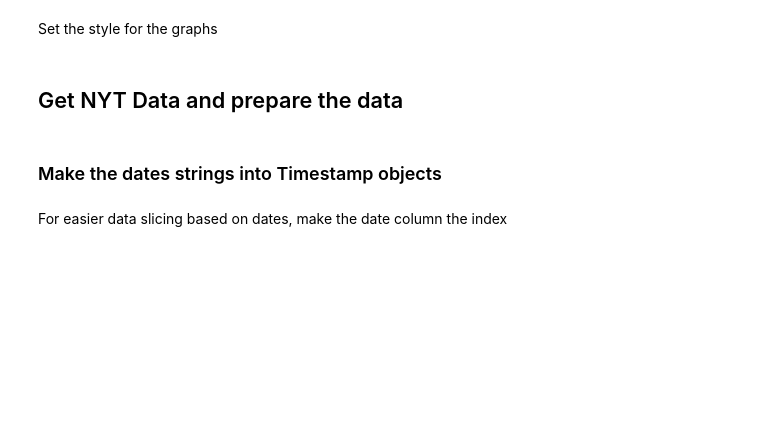
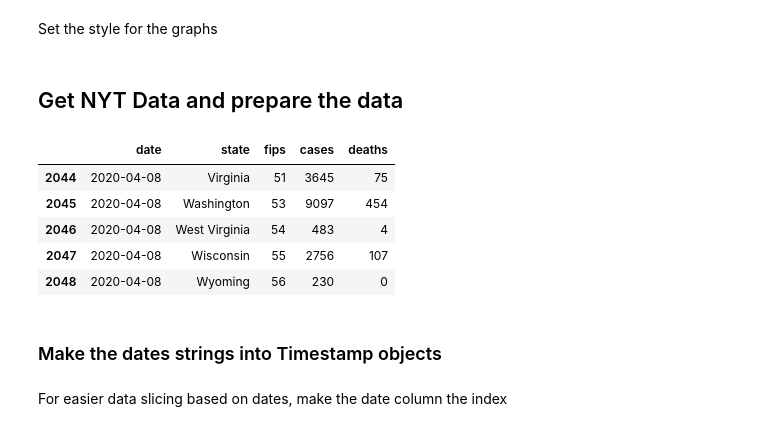
Before and after one commit to mtlberri/covid-19-data, a Jupyter notebook: covid-study.ipynb, the cells around one changed output. Saved outputs shown, nothing was run; the diff lists cells and outputs as text; code cells hidden in the pictures; blank space fills up the shorter version.

```diff
--- a/covid-study.ipynb
+++ b/covid-study.ipynb
@@ -21,7 +21,14 @@ Set the style for the graphs
 ## Get NYT Data and prepare the data
 # %%
 df = pd.read_csv('us-states.csv')
-# df.tail()
+df.tail()
+# %% [output]
+|  | date | state | fips | cases | deaths |
+| 2044 | 2020-04-08 | Virginia | 51 | 3645 | 75 |
+| 2045 | 2020-04-08 | Washington | 53 | 9097 | 454 |
+| 2046 | 2020-04-08 | West Virginia | 54 | 483 | 4 |
+| 2047 | 2020-04-08 | Wisconsin | 55 | 2756 | 107 |
+| 2048 | 2020-04-08 | Wyoming | 56 | 230 | 0 |
 # %% [markdown]
 ### Make the dates strings into Timestamp objects
 # %%
```
Also changed, not shown: parts of 4 cells of this notebook, 2 other files.
